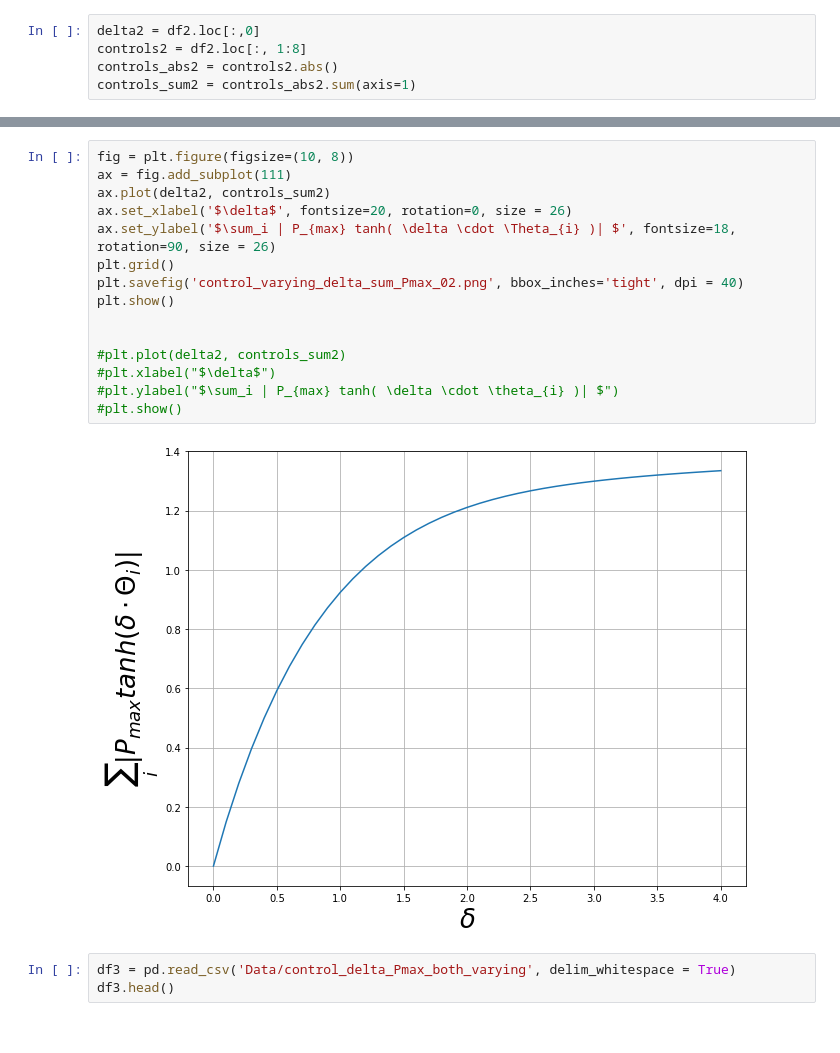
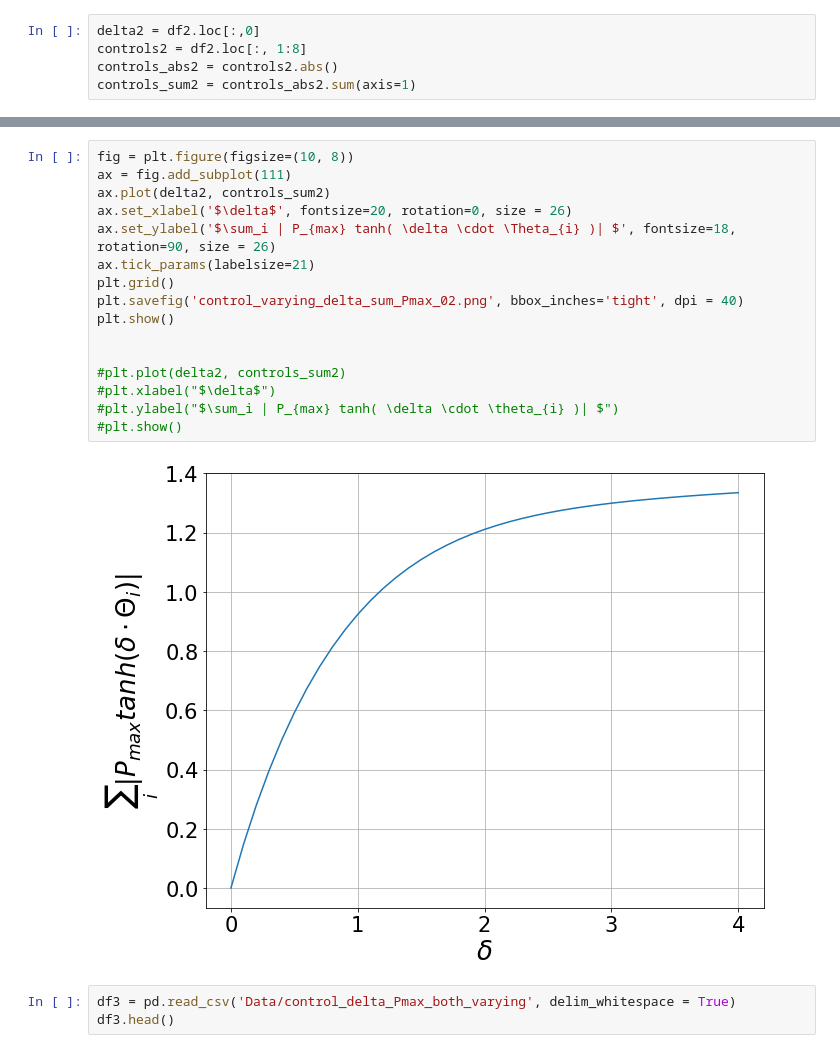
Before and after one commit to nicoleorzan/Braess-paradox, a Jupyter notebook: more_nodes/varying_delta_Pmax/delta_control_plot.ipynb, the cells around one changed output, grey strips where cells are left out. Saved outputs shown, nothing was run; the diff lists cells and outputs as text.

```diff
--- a/more_nodes/varying_delta_Pmax/delta_control_plot.ipynb
+++ b/more_nodes/varying_delta_Pmax/delta_control_plot.ipynb
@@ -81,20 +88,21 @@ plt.show()
 # %%
 fig = plt.figure(figsize=(10, 8))
 ax = fig.add_subplot(111)
 ax.plot(delta2, controls_sum2)
 ax.set_xlabel('$\delta$', fontsize=20, rotation=0, size = 26)
 ax.set_ylabel('$\sum_i | P_{max} tanh( \delta \cdot \Theta_{i} )| $', fontsize=18, rotation=90, size = 26)
+ax.tick_params(labelsize=21)
 plt.grid()
 plt.savefig('control_varying_delta_sum_Pmax_02.png', bbox_inches='tight', dpi = 40)
 plt.show()
 
 
 #plt.plot(delta2, controls_sum2)
 #plt.xlabel("$\delta$")
 #plt.ylabel("$\sum_i | P_{max} tanh( \delta \cdot \theta_{i} )| $")
 #plt.show()
 # %% [output]
-[figure, old version]
+[figure, new version]
 # %%
 df3 = pd.read_csv('Data/control_delta_Pmax_both_varying', delim_whitespace = True)
 df3.head()
```
Also changed, not shown: parts of 3 cells of this notebook, 18 other files.
